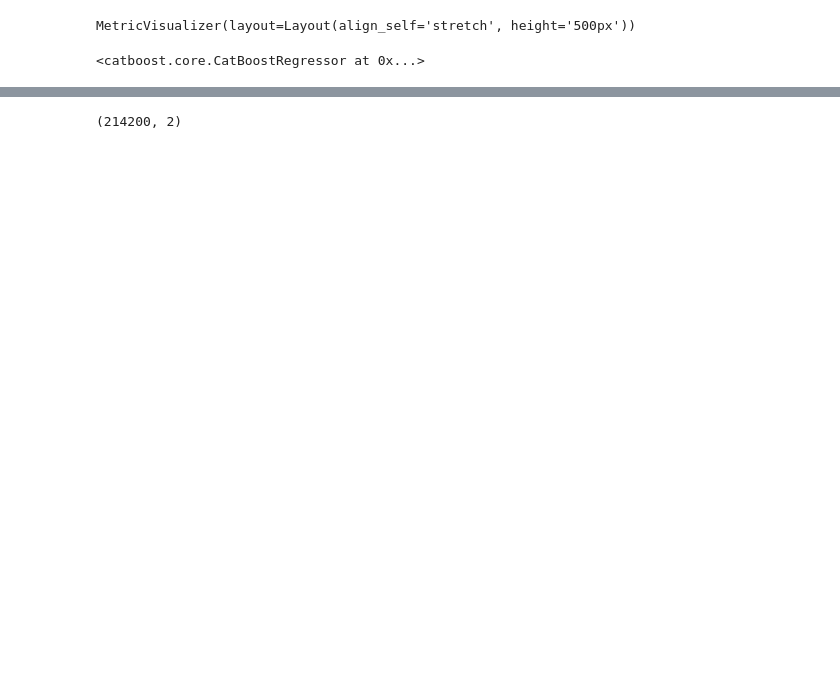
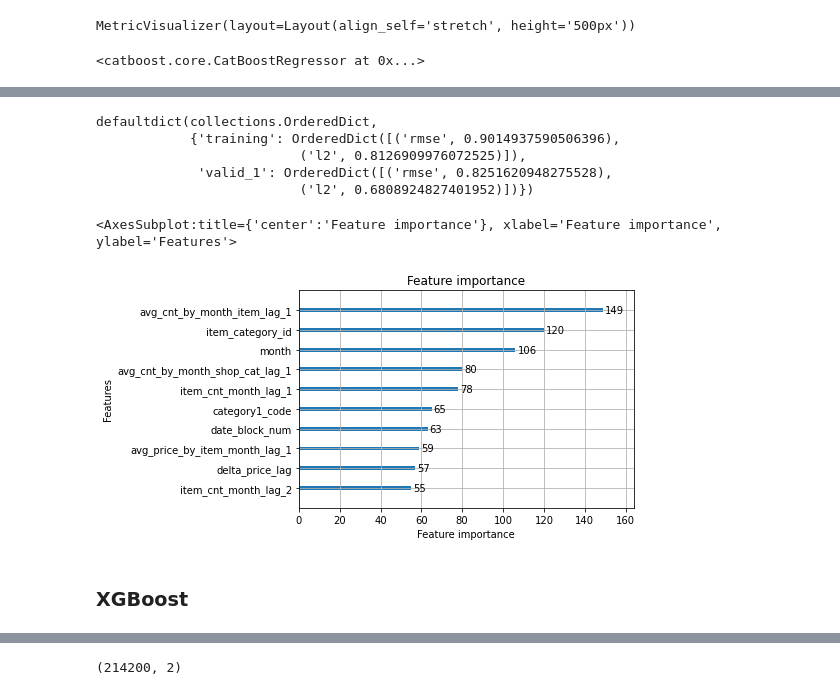
Before and after one commit to anqi-guo/kaggle_predict_future_sales, a Jupyter notebook: Modeling.ipynb, the cells around one changed output, grey strips where cells are left out. Saved outputs shown, nothing was run; the diff lists cells and outputs as text; code cells hidden in the pictures; blank space fills up the shorter version.

```diff
--- a/Modeling.ipynb
+++ b/Modeling.ipynb
@@ -83,0 +96,32 @@ model.get_feature_importance(prettified=True)
+# %%
+params = {
+    'objective': 'mse',
+    'metric': 'rmse',
+    'num_leaves': 2 ** 7 - 1,
+    'learning_rate': 0.005,
+    'feature_fraction': 0.75,
+    'bagging_fraction': 0.75,
+    'bagging_freq': 5,
+    'seed': 1,
+    'verbose': 1
+}
+
+lgb_train = lgb.Dataset(X_train, y_train)
+lgb_eval = lgb.Dataset(X_validation, y_validation)
+
+evals_result = {}
+lgb_model = lgb.train(
+            #params,
+            lgb_train,
+            num_boost_round=3000,
+            valid_sets=(lgb_train, lgb_eval),
+            verbose_eval=5,
+            evals_result = evals_result,
+            early_stopping_rounds = 100)
+# %%
+lgb_model = LGBMRegressor(n_estimators=1000)
+lgb_model.fit(X_train
+             ,y_train
+             ,eval_set=[(X_train,y_train),(X_validation,y_validation)]
+             ,early_stopping_rounds=200
+             ,eval_metric='rmse')
@@ -83,0 +147,13 @@ model.get_feature_importance(prettified=True)
+# %%
+lgb_model.best_score_
+# %% [output]
+defaultdict(collections.OrderedDict,
+            {'training': OrderedDict([('rmse', 0.9014937590506396),
+                          ('l2', 0.8126909976072525)]),
+             'valid_1': OrderedDict([('rmse', 0.8251620948275528),
+                          ('l2', 0.6808924827401952)])})
+# %%
+lgb.plot_importance(lgb_model, max_num_features=10)
+# %% [output]
+<AxesSubplot:title={'center':'Feature importance'}, xlabel='Feature importance', ylabel='Features'>
+[figure, added]
@@ -83,0 +164,2 @@ model.get_feature_importance(prettified=True)
+# %% [markdown]
+### XGBoost
```
Also changed, not shown: parts of 24 cells of this notebook.
